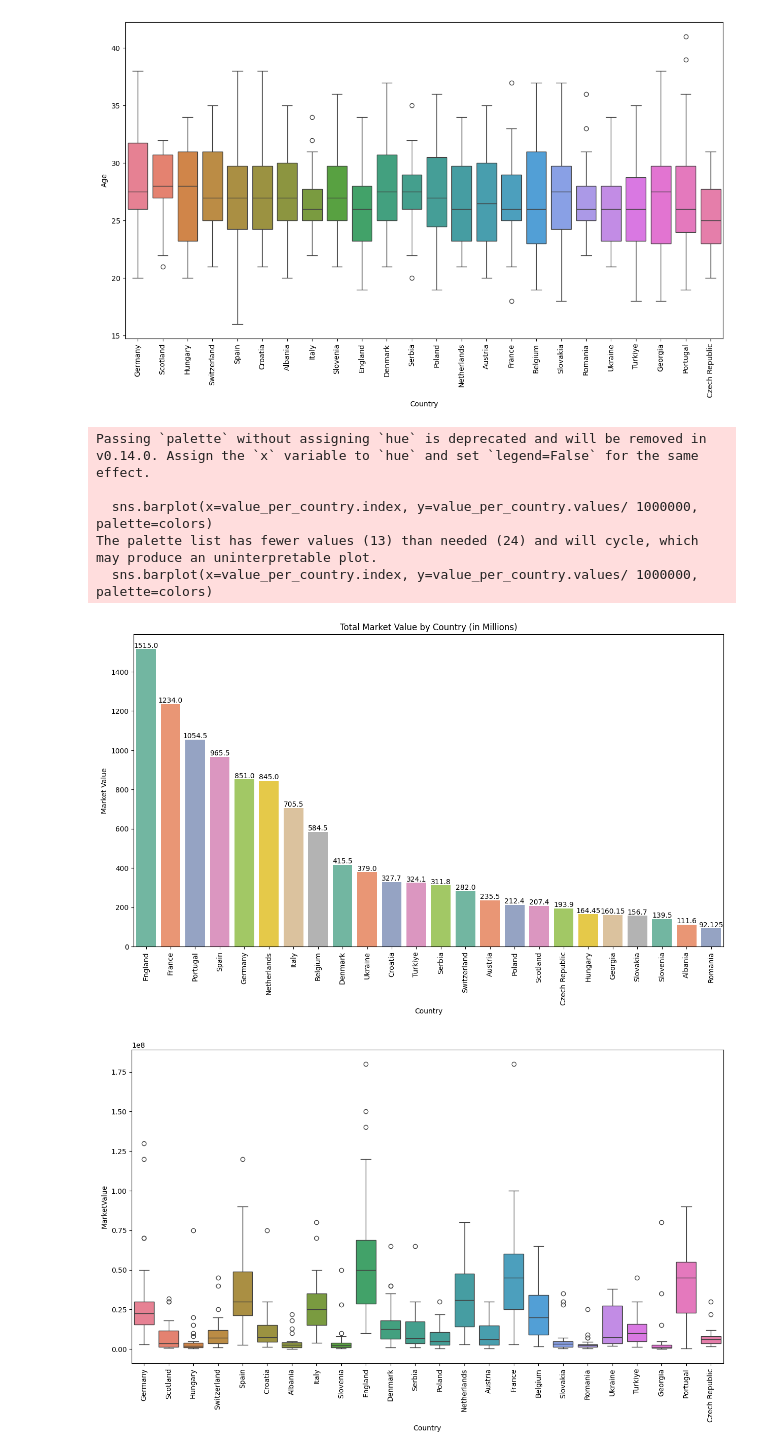
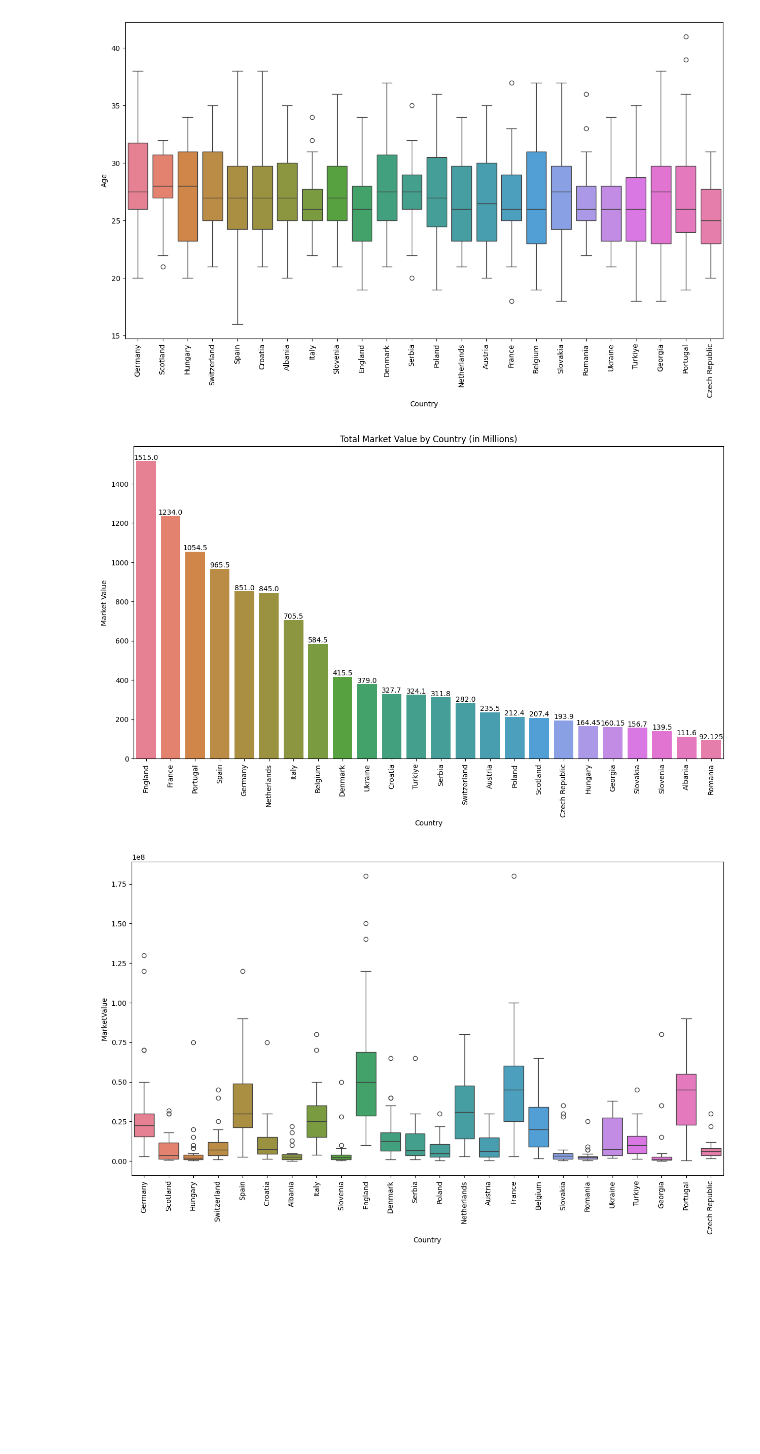
Before and after one commit to AhmedSalaahh/Euro2024_EDA, a Jupyter notebook: Euro2024.ipynb, the cells around one changed output. Saved outputs shown, nothing was run; the diff lists cells and outputs as text; code cells hidden in the pictures; blank space fills up the shorter version.

```diff
--- a/Euro2024.ipynb
+++ b/Euro2024.ipynb
@@ -94,26 +88,21 @@ plt.show
 # %%
 value_per_country = df.groupby('Country')['MarketValue'].sum().sort_values(ascending=False)
 
 plt.figure(figsize=(15, 8))
 
 # Create the bar plot
-sns.barplot(x=value_per_country.index, y=value_per_country.values/ 1000000, palette=colors)
+sns.barplot(x=value_per_country.index, y=value_per_country.values/ 1000000,  hue= value_per_country.index)
 
 # Add the values to the top of each bar
 for i, value in enumerate(value_per_country.values):
     plt.text(i, value/ 1000000, str(value/ 1000000), ha='center', va='bottom')
 
 plt.ylabel('Market Value')
 plt.title('Total Market Value by Country (in Millions)')
 plt.xticks(rotation=90)
 plt.show()
 # %% [output]
-Passing `palette` without assigning `hue` is deprecated and will be removed in v0.14.0. Assign the `x` variable to `hue` and set `legend=False` for the same effect.
-
-  sns.barplot(x=value_per_country.index, y=value_per_country.values/ 1000000, palette=colors)
-The palette list has fewer values (13) than needed (24) and will cycle, which may produce an uninterpretable plot.
-  sns.barplot(x=value_per_country.index, y=value_per_country.values/ 1000000, palette=colors)
-[figure, old version]
+[figure, new version]
 # %%
 plt.figure(figsize=(15, 8))
 # MarketValue_per_country = df.groupby('Country')['MarketValue']
```
Also changed, not shown: parts of 3 cells of this notebook.
